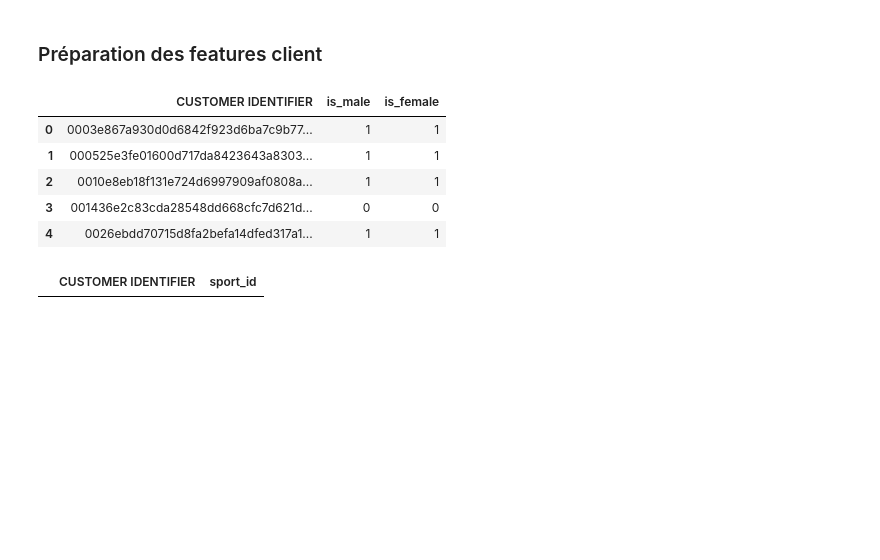
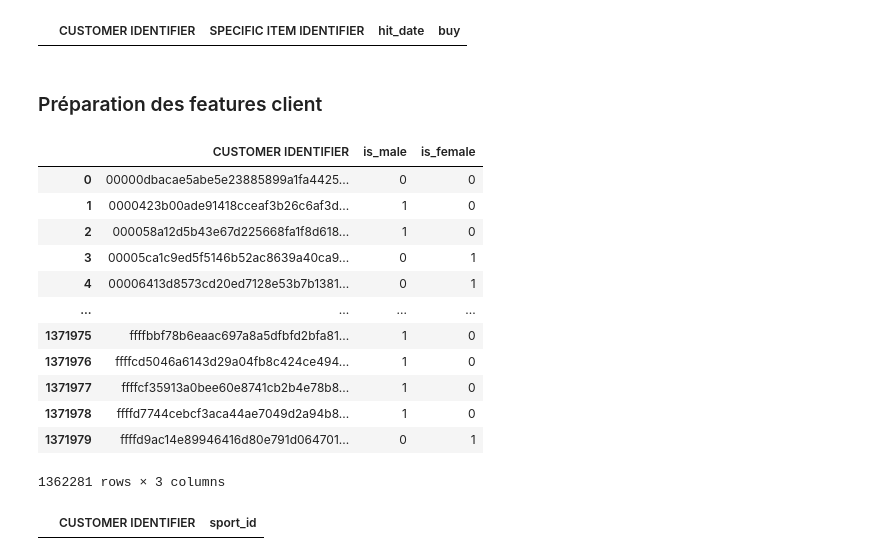
Before and after one commit to treb93/pyhm, a Jupyter notebook: prepare_gnn_data.ipynb, the cells around one changed output. Cells and saved outputs as stored; diff of their text form; code cells hidden in the pictures; blank space fills up the shorter version.

```diff
--- a/prepare_gnn_data.ipynb
+++ b/prepare_gnn_data.ipynb
@@ -68,3 +95,9 @@ transactions_sampled.to_pickle("pickles/gnn_user_item.pkl")
+# %%
+transactions_test = pd.DataFrame(columns = ['CUSTOMER IDENTIFIER', 'SPECIFIC ITEM IDENTIFIER', 'hit_date', 'buy'])
+transactions_test.to_pickle("pickles/gnn_user_item_empty.pkl")
+transactions_test.head()
+# %% [output]
+|  | CUSTOMER IDENTIFIER | SPECIFIC ITEM IDENTIFIER | hit_date | buy |
 # %% [markdown]
 ### Préparation des features client
 # %%
@@ -78,25 +111,32 @@ customers.rename({
 }, axis = 1, inplace = True)
 # %%
 # Selecting only customers that are mentionned in user_item DataFrame.
-user_items = pd.read_pickle("pickles/gnn_user_item.pkl")
-user_ids = pd.Series(user_items['CUSTOMER IDENTIFIER'].unique())
-customers = customers.merge(user_ids.rename('CUSTOMER IDENTIFIER'), how = "inner", on = "CUSTOMER IDENTIFIER")
+customers = customers.merge(sampled_customer_ids, how = "inner", on = "CUSTOMER IDENTIFIER")
+# %%
+# On utilise les features pour encoder 3 tranches d'âges.
+customers[customers['age'] == 'NONE'] = 40
+customers['age'] = customers['age'].astype(int)
+customers['is_male'] = np.where(customers['age'] < 30, 1, 0)
+customers['is_female'] = np.where(customers['age'] > 50, 1, 0)
 # %%
 customers = customers[['CUSTOMER IDENTIFIER', 'is_male', 'is_female']]
-# %%
-customers['is_female'] = np.where(customers['is_female'] == 'Regularly', 1, 0)
-# %%
-customers['is_male'] = customers['is_male'].astype(int)
 # %%
-customers.to_pickle("pickles/gnn_user_features.pkl")
-customers.head()
+customers.to_pickle("pickles/gnn_user_features_complete.pkl")
+customers
 # %% [output]
 |  | CUSTOMER IDENTIFIER | is_male | is_female |
-| 0 | 0003e867a930d0d6842f923d6ba7c9b77... | 1 | 1 |
-| 1 | 000525e3fe01600d717da8423643a8303... | 1 | 1 |
-| 2 | 0010e8eb18f131e724d6997909af0808a... | 1 | 1 |
-| 3 | 001436e2c83cda28548dd668cfc7d621d... | 0 | 0 |
-| 4 | 0026ebdd70715d8fa2befa14dfed317a1... | 1 | 1 |
+| 0 | 00000dbacae5abe5e23885899a1fa4425... | 0 | 0 |
+| 1 | 0000423b00ade91418cceaf3b26c6af3d... | 1 | 0 |
+| 2 | 000058a12d5b43e67d225668fa1f8d618... | 1 | 0 |
+| 3 | 00005ca1c9ed5f5146b52ac8639a40ca9... | 0 | 1 |
+| 4 | 00006413d8573cd20ed7128e53b7b1381... | 0 | 1 |
+| ... | ... | ... | ... |
+| 1371975 | ffffbbf78b6eaac697a8a5dfbfd2bfa81... | 1 | 0 |
+| 1371976 | ffffcd5046a6143d29a04fb8c424ce494... | 1 | 0 |
+| 1371977 | ffffcf35913a0bee60e8741cb2b4e78b8... | 1 | 0 |
+| 1371978 | ffffd7744cebcf3aca44ae7049d2a94b8... | 1 | 0 |
+| 1371979 | ffffd9ac14e89946416d80e791d064701... | 0 | 1 |
+1362281 rows × 3 columns
 # %%
 customer_sports = pd.DataFrame(columns = ['CUSTOMER IDENTIFIER', 'sport_id'])
 customer_sports.to_pickle("pickles/gnn_user_sport.pkl")
```
Also changed, not shown: parts of 37 cells of this notebook, 14 other files.
